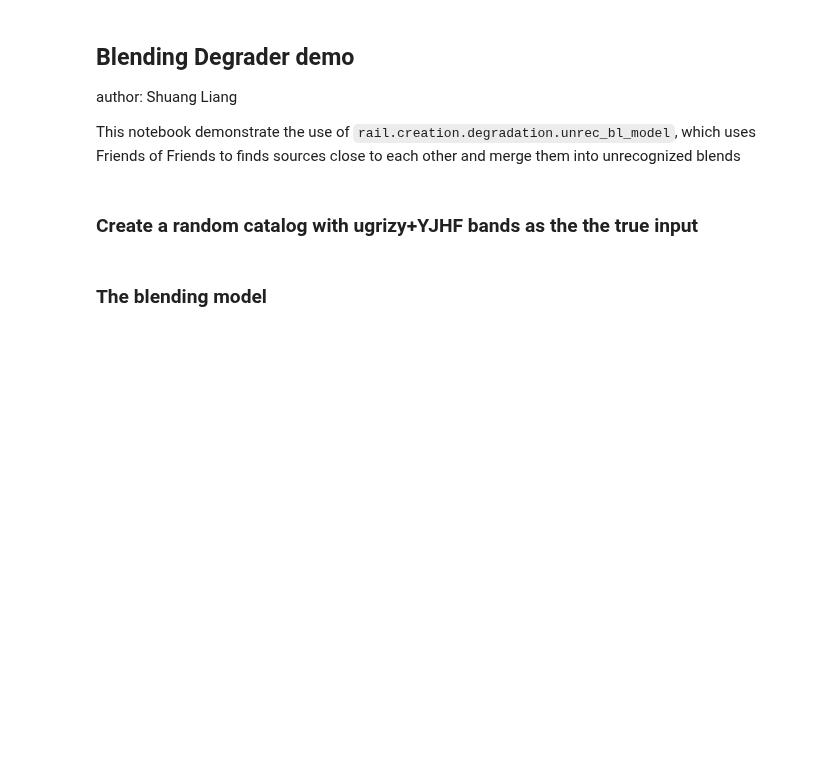
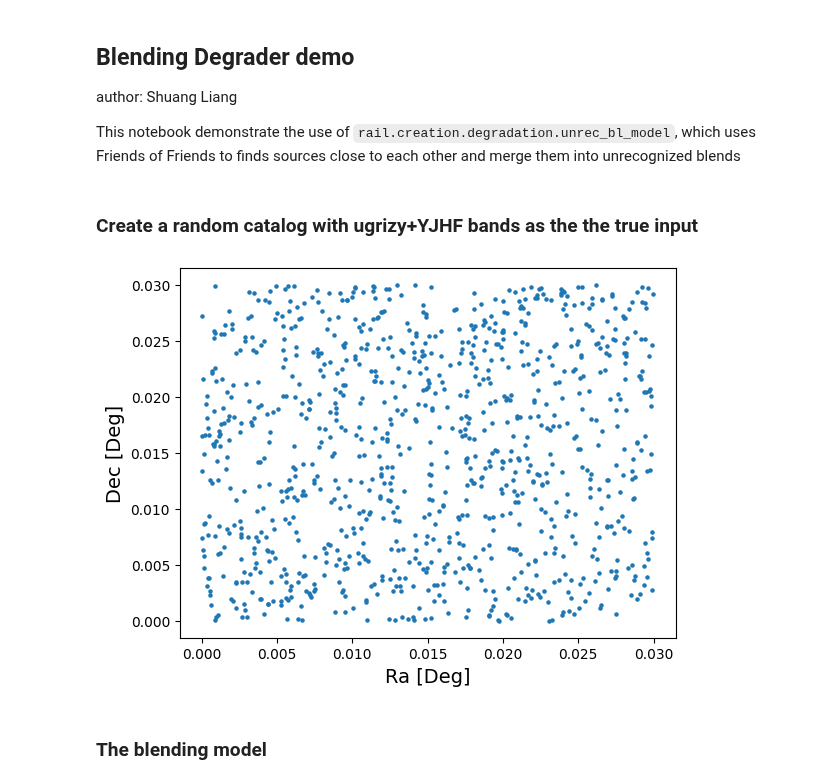
Before and after one commit to LSSTDESC/rail_astro_tools, a Jupyter notebook: src/rail/creation/degraders/bl_demo.ipynb, the cells around one changed output. Drawn from its saved outputs; the diff is of its cells as text; code cells hidden in the pictures; blank space fills up the shorter version.

```diff
--- a/src/rail/creation/degraders/bl_demo.ipynb
+++ b/src/rail/creation/degraders/bl_demo.ipynb
@@ -25,14 +25,17 @@ data[:, 1] = np.random.uniform(low=0, high=0.03, size=1000)
 data_df = pd.DataFrame(data=data,    # values
             columns=['ra', 'dec', 'u', 'g', 'r', 'i', 'z', 'y', 'Y', 'J', 'H', 'F'])
 
-data_truth = DS.add_data('input', data_df, PqHandle)
+data_truth_handle = DS.add_data('input', data_df, PqHandle)
+data_truth = data_truth_handle.data
 # %%
 #data_df.to_parquet('bl_test.pq')
 # %%
-plt.scatter(data_truth.data['ra'], data_truth.data['dec'], s=5)
+plt.scatter(data_truth['ra'], data_truth['dec'], s=5)
 plt.xlabel("Ra [Deg]", fontsize=14)
 plt.ylabel("Dec [Deg]", fontsize=14)
 plt.show()
+# %% [output]
+[figure, added]
 # %% [markdown]
 ### The blending model
 # %%
```
Also changed, not shown: parts of 8 cells of this notebook, 1 other file.
